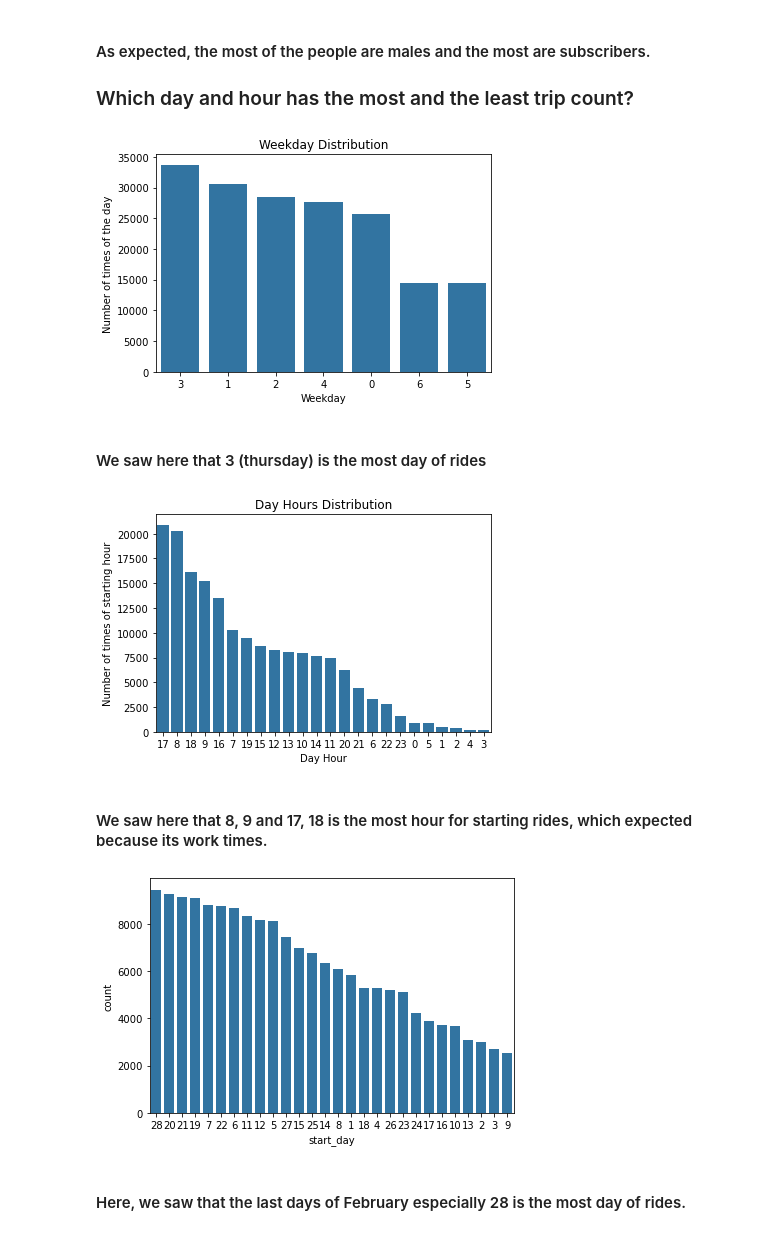
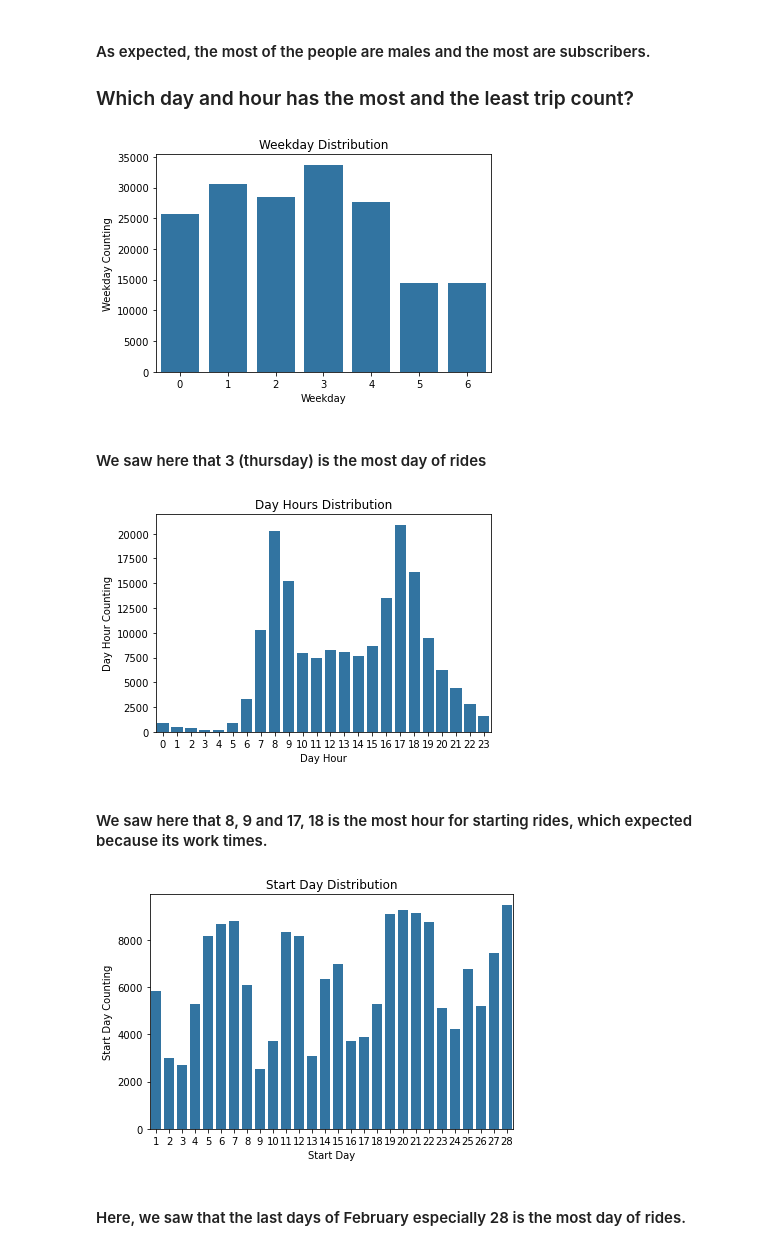
Before and after one commit to KamelMoohamed/Communicate-Data-Findings, a Jupyter notebook: Communicate Data Findings.ipynb, the cells around one changed output. Saved outputs shown, nothing was run; the diff lists cells and outputs as text; code cells hidden in the pictures.

```diff
--- a/Communicate Data Findings.ipynb
+++ b/Communicate Data Findings.ipynb
@@ -253,31 +266,31 @@ plt.title("User Type Distribution");
 
 ### Which day and hour has the most and the least trip count?
 # %%
-weekdays_order = df['start_weekday'].value_counts().index
-sb.countplot(data = df, x='start_weekday', color=base_color, order=weekdays_order)
+sb.countplot(data = df, x='start_weekday', color=base_color)
 plt.xlabel("Weekday")
-plt.ylabel("Number of times of the day")
 plt.title("Weekday Distribution");
+plt.ylabel("Weekday Counting");
 # %% [output]
-[figure, old version]
+[figure, new version]
 # %% [markdown]
 #### We saw here that 3 (thursday) is the most day of rides
 # %%
-hours_order = df['start_hour'].value_counts().index
-sb.countplot(data = df, x='start_hour', color=base_color, order=hours_order)
+sb.countplot(data = df, x='start_hour', color=base_color)
+plt.title("Day Hours Distribution");
 plt.xlabel("Day Hour")
-plt.ylabel("Number of times of starting hour")
-plt.title("Day Hours Distribution");
+plt.ylabel("Day Hour Counting");
 # %% [output]
-[figure, old version]
+[figure, new version]
 # %% [markdown]
 #### We saw here that 8, 9 and 17, 18 is the most hour for starting rides, which expected because its work times.
 # %%
-days_order = df['start_day'].value_counts().index
-sb.countplot(data = df, x='start_day', color=base_color, order=days_order)
+sb.countplot(data = df, x='start_day', color=base_color)
 plt.tight_layout()
+plt.xlabel("Start Day")
+plt.ylabel("Start Day Counting")
+plt.title("Start Day Distribution");
 # %% [output]
-[figure, old version]
+[figure, new version]
 # %% [markdown]
 #### Here, we saw that the last days of February especially 28 is the most day of rides.
 # %%
```
Also changed, not shown: parts of 15 cells of this notebook, 2 other files.
